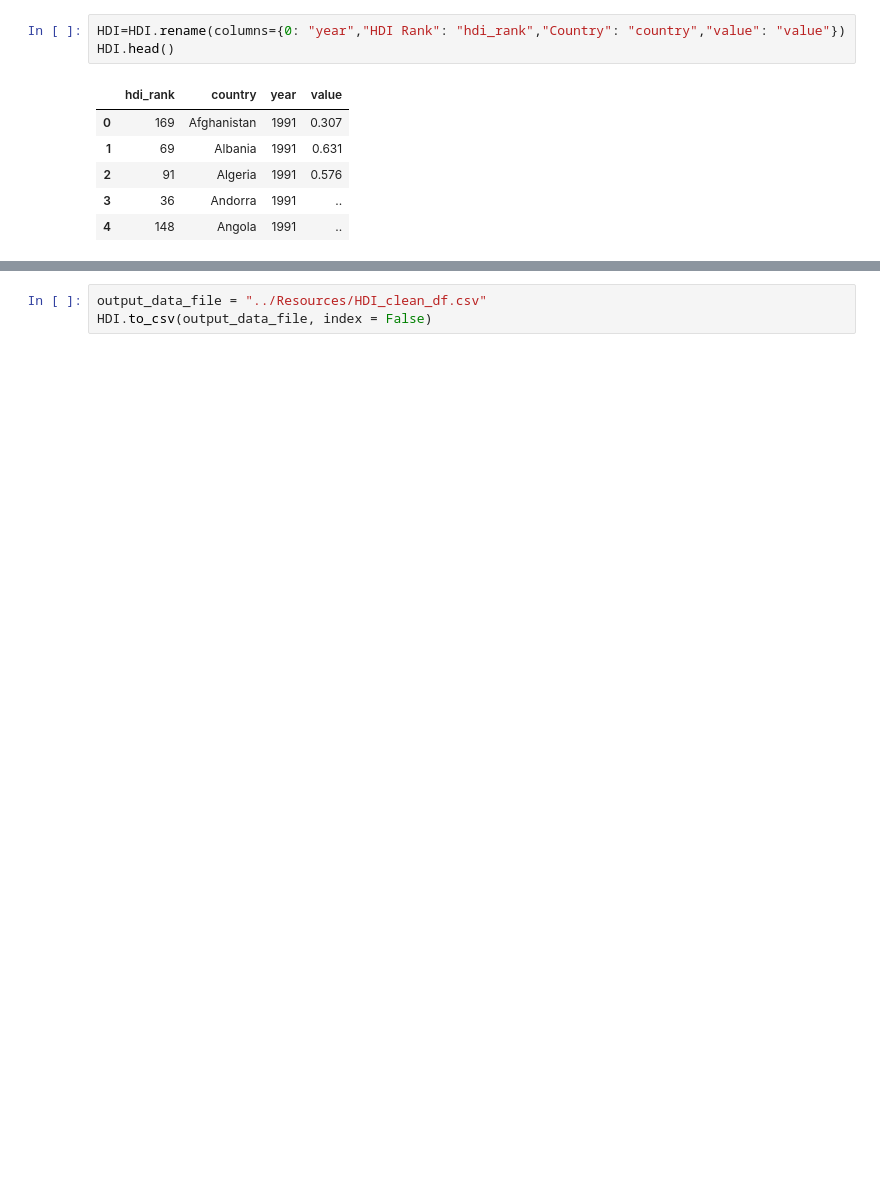
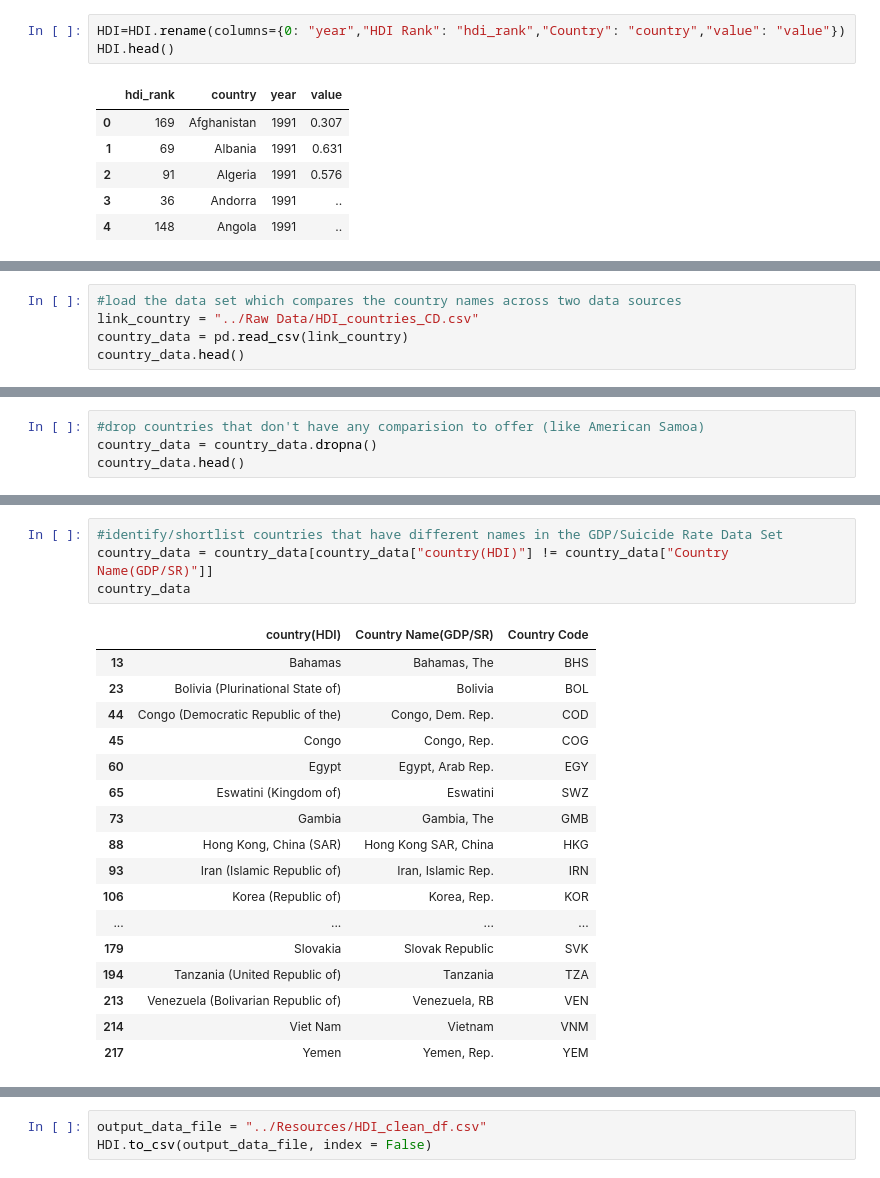
Before and after one commit to InsiyaKanjee/Project-2, a Jupyter notebook: Code/Transform_HDI.ipynb, the cells around one changed output, grey strips where cells are left out. Cells and saved outputs as stored; diff of their text form; blank space fills up the shorter version.

```diff
--- a/Code/Transform_HDI.ipynb
+++ b/Code/Transform_HDI.ipynb
@@ -227,0 +263,5 @@ HDI.head()
+# %%
+#load the data set which compares the country names across two data sources
+link_country = "../Raw Data/HDI_countries_CD.csv"
+country_data = pd.read_csv(link_country)
+country_data.head()
@@ -227,0 +275,4 @@ HDI.head()
+# %%
+#drop countries that don't have any comparision to offer (like American Samoa)
+country_data = country_data.dropna()
+country_data.head()
@@ -227,0 +286,22 @@ HDI.head()
+# %%
+#identify/shortlist countries that have different names in the GDP/Suicide Rate Data Set
+country_data = country_data[country_data["country(HDI)"] != country_data["Country Name(GDP/SR)"]]
+country_data
+# %% [output]
+|  | country(HDI) | Country Name(GDP/SR) | Country Code |
+| 13 | Bahamas | Bahamas, The | BHS |
+| 23 | Bolivia (Plurinational State of) | Bolivia | BOL |
+| 44 | Congo (Democratic Republic of the) | Congo, Dem. Rep. | COD |
+| 45 | Congo | Congo, Rep. | COG |
+| 60 | Egypt | Egypt, Arab Rep. | EGY |
+| 65 | Eswatini (Kingdom of) | Eswatini | SWZ |
+| 73 | Gambia | Gambia, The | GMB |
+| 88 | Hong Kong, China (SAR) | Hong Kong SAR, China | HKG |
+| 93 | Iran (Islamic Republic of) | Iran, Islamic Rep. | IRN |
+| 106 | Korea (Republic of) | Korea, Rep. | KOR |
+| ... | ... | ... | ... |
+| 179 | Slovakia | Slovak Republic | SVK |
+| 194 | Tanzania (United Republic of) | Tanzania | TZA |
+| 213 | Venezuela (Bolivarian Republic of) | Venezuela, RB | VEN |
+| 214 | Viet Nam | Vietnam | VNM |
+| 217 | Yemen | Yemen, Rep. | YEM |
```
Also changed, not shown: parts of 36 cells of this notebook, 8 other files.
